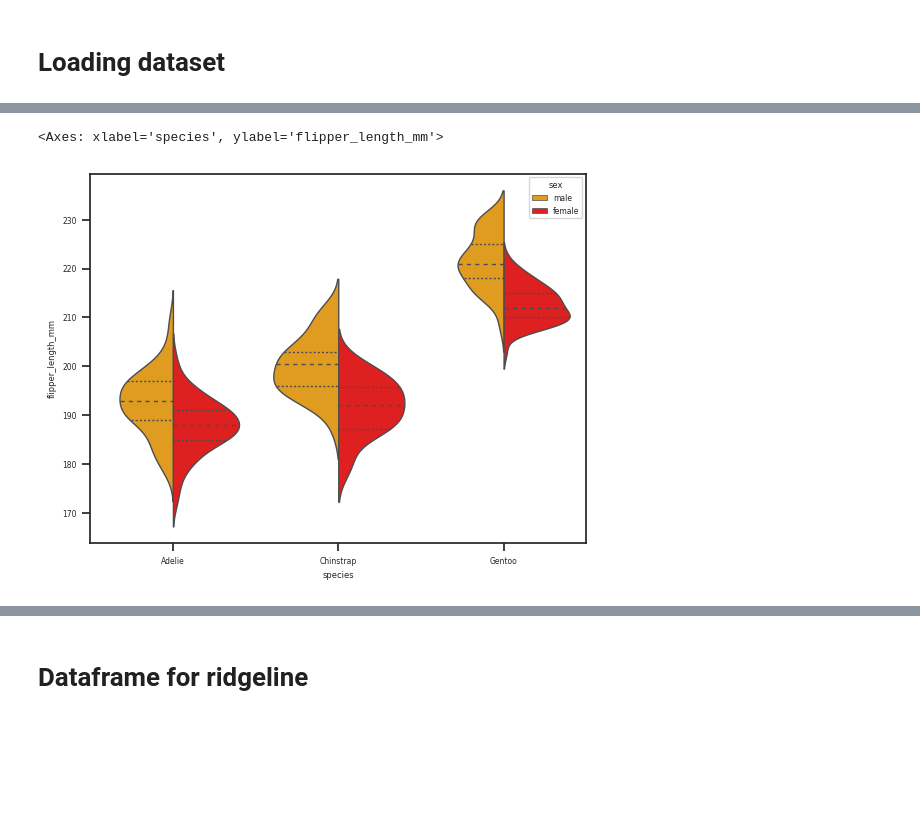
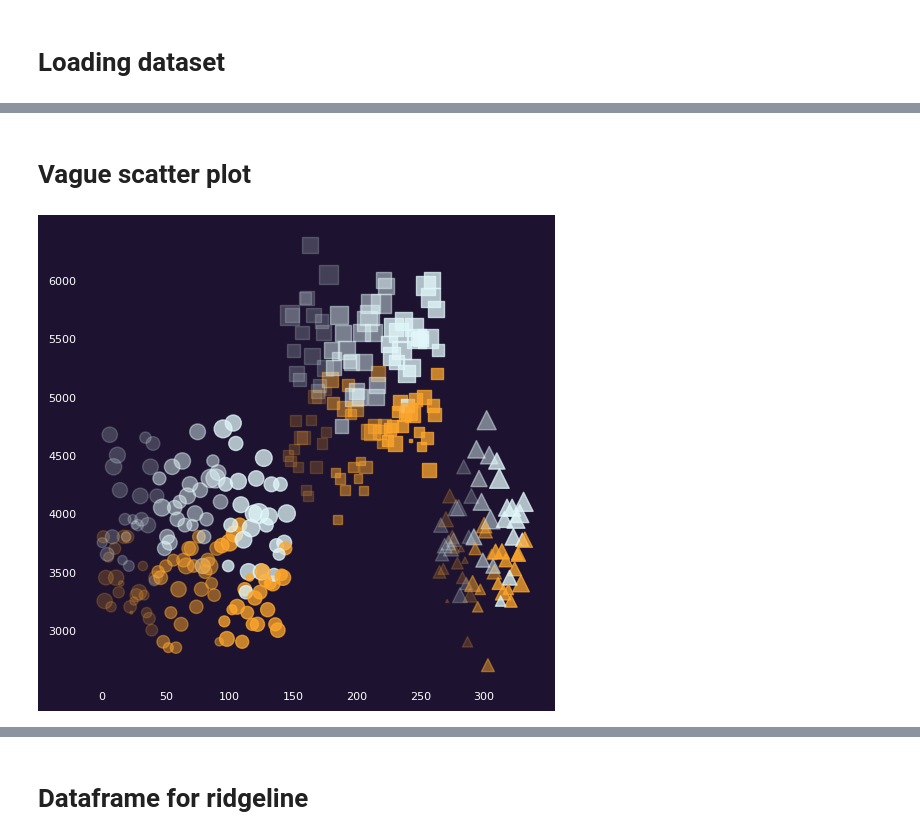
Before and after one commit to tanchu-git/penguins-python-visualization, a Jupyter notebook: penguins_visualization.ipynb, the cells around one changed output, grey strips where cells are left out. Cells and saved outputs as stored; diff of their text form; code cells hidden in the pictures; blank space fills up the shorter version.

```diff
--- a/penguins_visualization.ipynb
+++ b/penguins_visualization.ipynb
@@ -53,6 +46,2 @@ sns.swarmplot(data=penguins, x="body_mass_g", y="sex", hue="species")
-# %%
-sns.violinplot(data=penguins, y="flipper_length_mm", x='species', hue='sex', split=True, inner="quart", linewidth=1,
-               palette={"male": "orange", "female": "red"})
-# %% [output]
-<Axes: xlabel='species', ylabel='flipper_length_mm'>
-[figure, removed]
+# %% [markdown]
+# Vague scatter plot
@@ -58,0 +75,23 @@ sns.violinplot(data=penguins, y="flipper_length_mm", x='species', hue='sex', spl
+# %%
+fig, ax = plt.subplots(figsize=(6, 6))
+
+fig.set_facecolor(DARKBLUE)
+ax.set_facecolor(DARKBLUE)
+
+# Remove frame (or all the spines at the same time)
+ax.set_frame_on(False)
+
+# Color and size - tick labels
+ax.tick_params(axis="both", colors="white", labelsize=8)
+
+# Remove tick marks from both axes
+ax.tick_params(length=0)
+
+species_marker = {"Adelie": "o", "Gentoo": "s", "Chinstrap": "^"}
+
+# Iterate through "species_marker" and plot species data with their assigned marker
+for species, marker in species_marker.items():
+    count, body, colors, sizes, alpha = get_values(species)
+    ax.scatter(count, body, color=colors, sizes=sizes, alpha=alpha, marker=marker)
+# %% [output]
+[figure, added]
```
Also changed, not shown: parts of 14 cells of this notebook.
